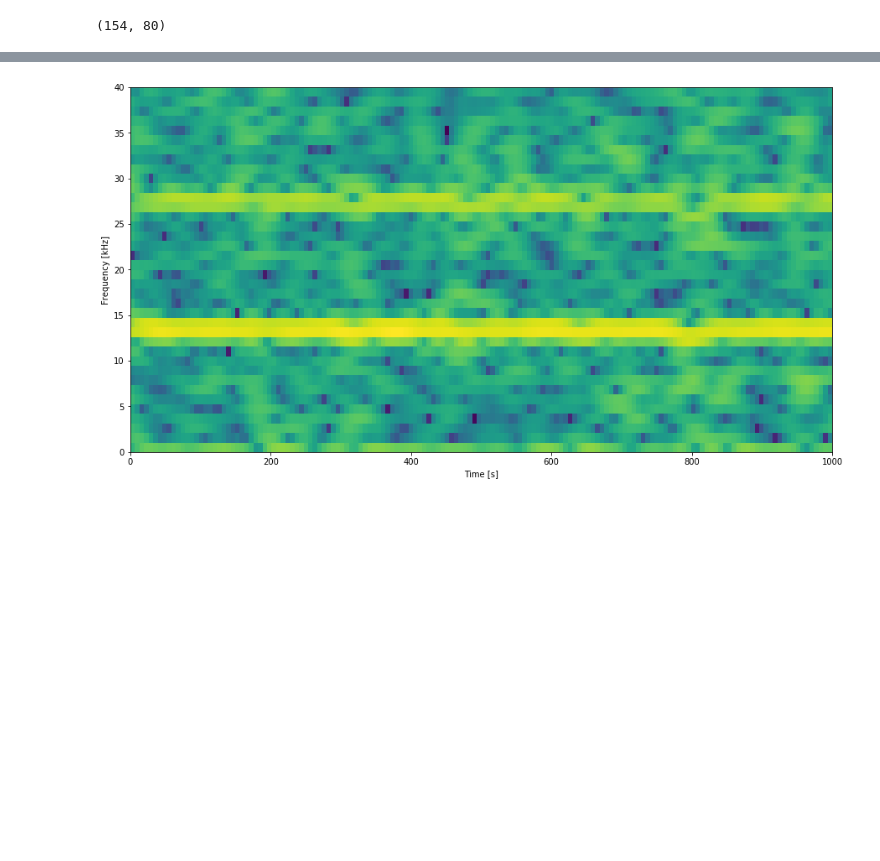
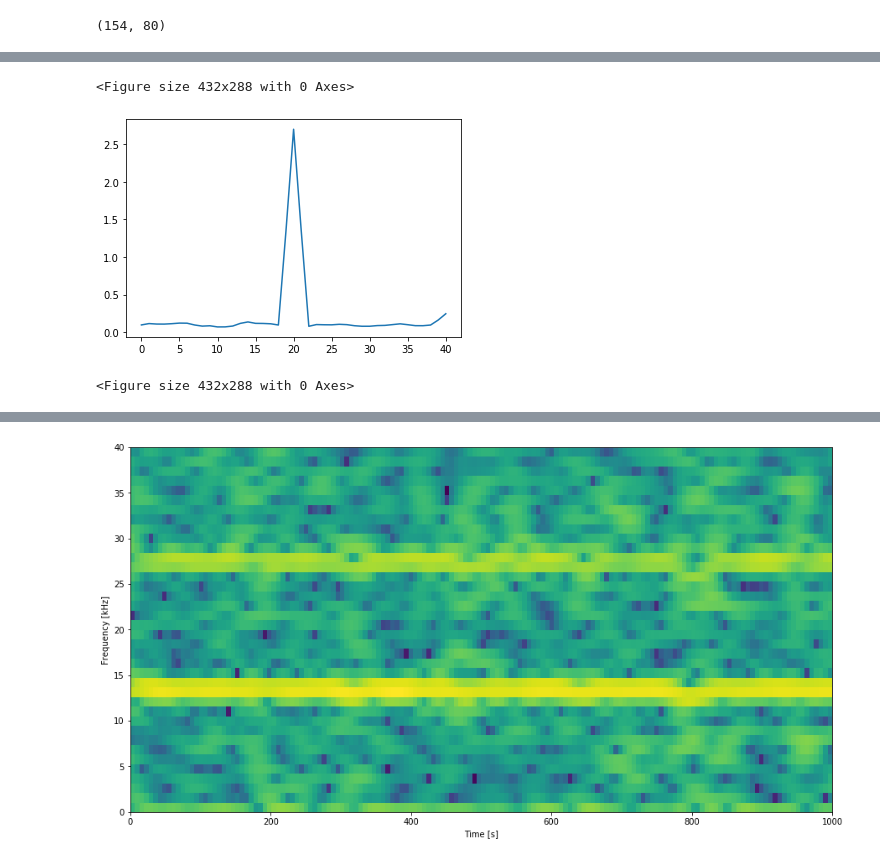
Before and after one commit to Mary-Kul/fourier_rl, a Jupyter notebook: notebooks/rollout example.ipynb, the cells around one changed output, grey strips where cells are left out. Saved outputs shown, nothing was run; the diff lists cells and outputs as text; code cells hidden in the pictures; blank space fills up the shorter version.

```diff
--- a/notebooks/rollout example.ipynb
+++ b/notebooks/rollout example.ipynb
@@ -67,0 +133,10 @@ spectrum.shape
+# %%
+fft = np.fft.rfft(spectrum, norm="ortho")
+
+
+plt.plot(spectrum.mean(axis =1))
+plt.figure()
+# %% [output]
+<Figure size 432x288 with 0 Axes>
+[figure, added]
+<Figure size 432x288 with 0 Axes>
```
Also changed, not shown: parts of 32 cells of this notebook, 1 other file.
